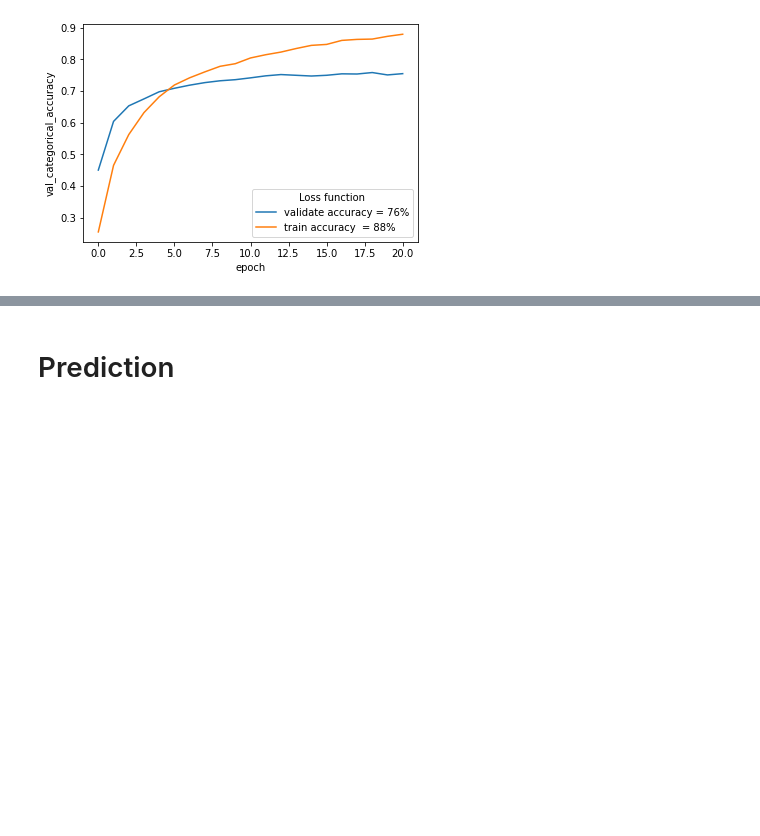
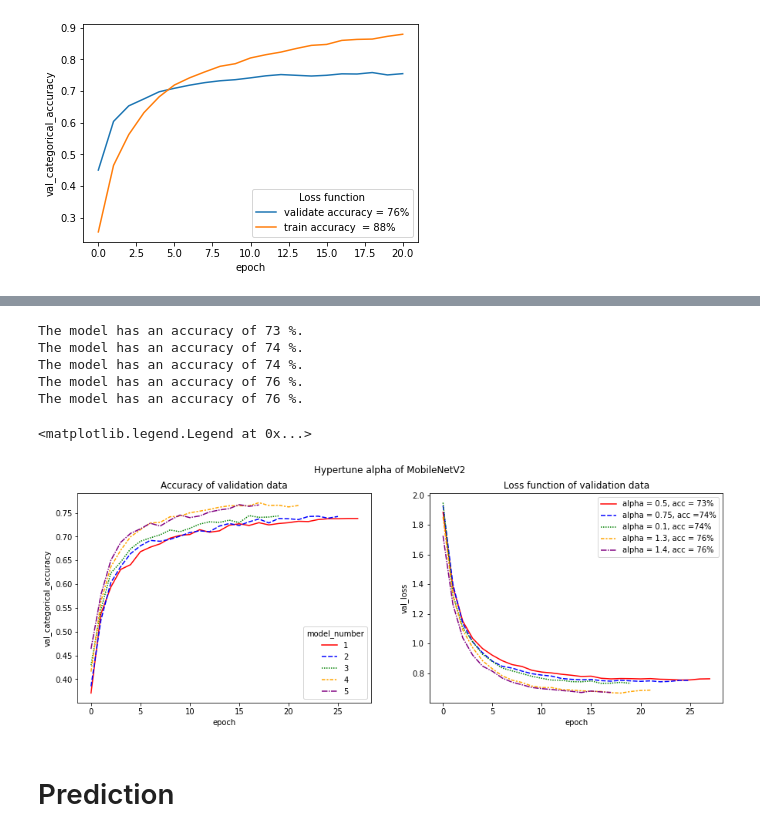
Before and after one commit to RosiNantis/mushroom_classification, a Jupyter notebook: presentation_plots.ipynb, the cells around one changed output, grey strips where cells are left out. Saved outputs shown, nothing was run; the diff lists cells and outputs as text; code cells hidden in the pictures; blank space fills up the shorter version.

Commit message:
presentation plots

```diff
--- a/presentation_plots.ipynb
+++ b/presentation_plots.ipynb
@@ -707,3 +527,30 @@ batch_size=64, shuffle=False)
+# %%
+MobileNet_alpha_HT = ['MobileNetV2_3la_0001r_60bs_10set_f_a0p5', 'MobileNetV2_3la_0001r_60bs_10set_f_a0p75','MobileNetV2_3la_0001r_60bs_10set_f_a1','MobileNetV2_3la_0001r_60bs_10set_f_a1p3','MobileNetV2_3la_0001r_60bs_10set_f']
+df1 = make_frame(MobileNet_alpha_HT[0],1)
+df2 = make_frame(MobileNet_alpha_HT[1],2)
+df3 = make_frame(MobileNet_alpha_HT[2],3)
+df4 = make_frame(MobileNet_alpha_HT[3],4)
+df5 = make_frame(MobileNet_alpha_HT[4],5)
+df_compare_models = pd.concat([df1,df2,df3,df4,df5],ignore_index=True).drop(columns=['Unnamed: 0'])
+# %% [output]
+The model has an accuracy of 73 %.
+The model has an accuracy of 74 %.
+The model has an accuracy of 74 %.
+The model has an accuracy of 76 %.
+The model has an accuracy of 76 %.
+# %%
+fig, axes = plt.subplots(1, 2, sharex=True, figsize=(15,5))
+fig.suptitle('Hypertune alpha of MobileNetV2')
+
+sns.lineplot(ax=axes[0],data=df_compare_models, x = 'epoch', y = 'val_categorical_accuracy',  hue = 'model_number',style='model_number',palette=['red', 'blue','green','orange','purple'])
+axes[0].set_title('Accuracy of validation data')
+plt.legend( loc='upper right', labels=['alpha = 0.5, acc = 73%','alpha = 0.75, acc =74%','alpha = 0.1, acc =74%','alpha = 1.3, acc = 76%','alpha = 1.4, acc = 76%'])
+sns.lineplot(ax=axes[1],data=df_compare_models, x = 'epoch', y = 'val_loss',  hue = 'model_number',style='model_number',palette=['red', 'blue','green','orange','purple'])
+axes[1].set_title('Loss function of validation data')
+plt.legend( loc='upper right', labels=['alpha = 0.5, acc = 73%','alpha = 0.75, acc =74%','alpha = 0.1, acc =74%','alpha = 1.3, acc = 76%','alpha = 1.4, acc = 76%'])
+# %% [output]
+<matplotlib.legend.Legend at 0x...>
+[figure, added]
 # %% [markdown]
 # Prediction
 # %%
```
Also changed, not shown: parts of 14 cells of this notebook, 3 other files.
